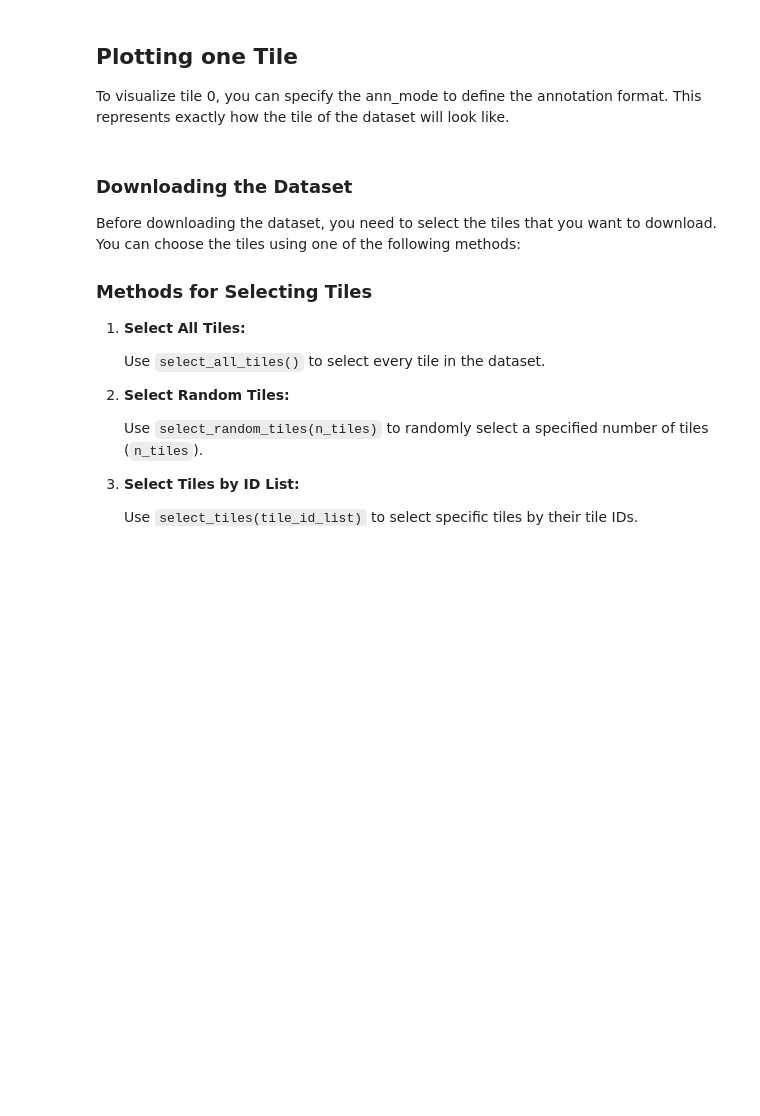
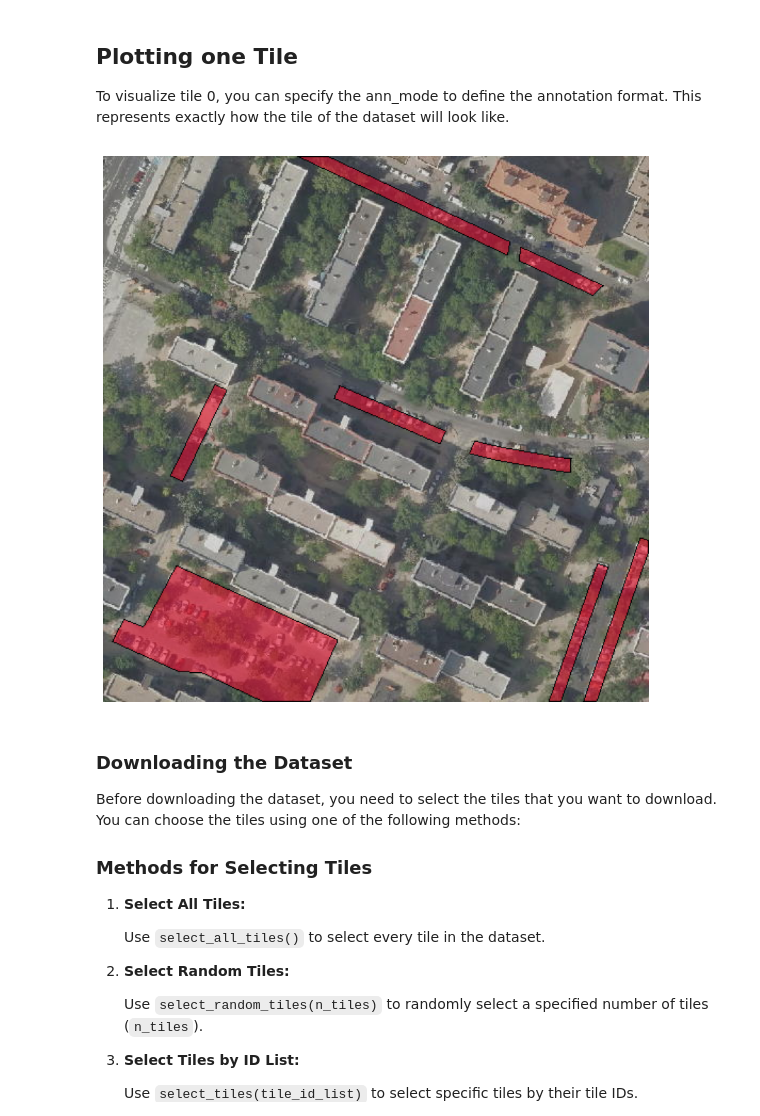
Before and after one commit to GeomaticsCaminosUPM/geodataset, a Jupyter notebook: examples/madrid_private_parking_osm.ipynb, the cells around one changed output. Saved outputs shown, nothing was run; the diff lists cells and outputs as text; code cells hidden in the pictures; blank space fills up the shorter version.

```diff
--- a/examples/madrid_private_parking_osm.ipynb
+++ b/examples/madrid_private_parking_osm.ipynb
@@ -163,7 +152,9 @@ ds.to_map([0,1,2],mode='all')
 
 To visualize tile 0, you can specify the ann_mode to define the annotation format. This represents exactly how the tile of the dataset will look like.
 # %%
-ds.plot(2,ann_mode='coco')
+ds.plot(0,ann_mode='coco')
+# %% [output]
+[figure, added]
 # %% [markdown]
 ### Downloading the Dataset
 
```
Also changed, not shown: parts of 6 cells of this notebook.
